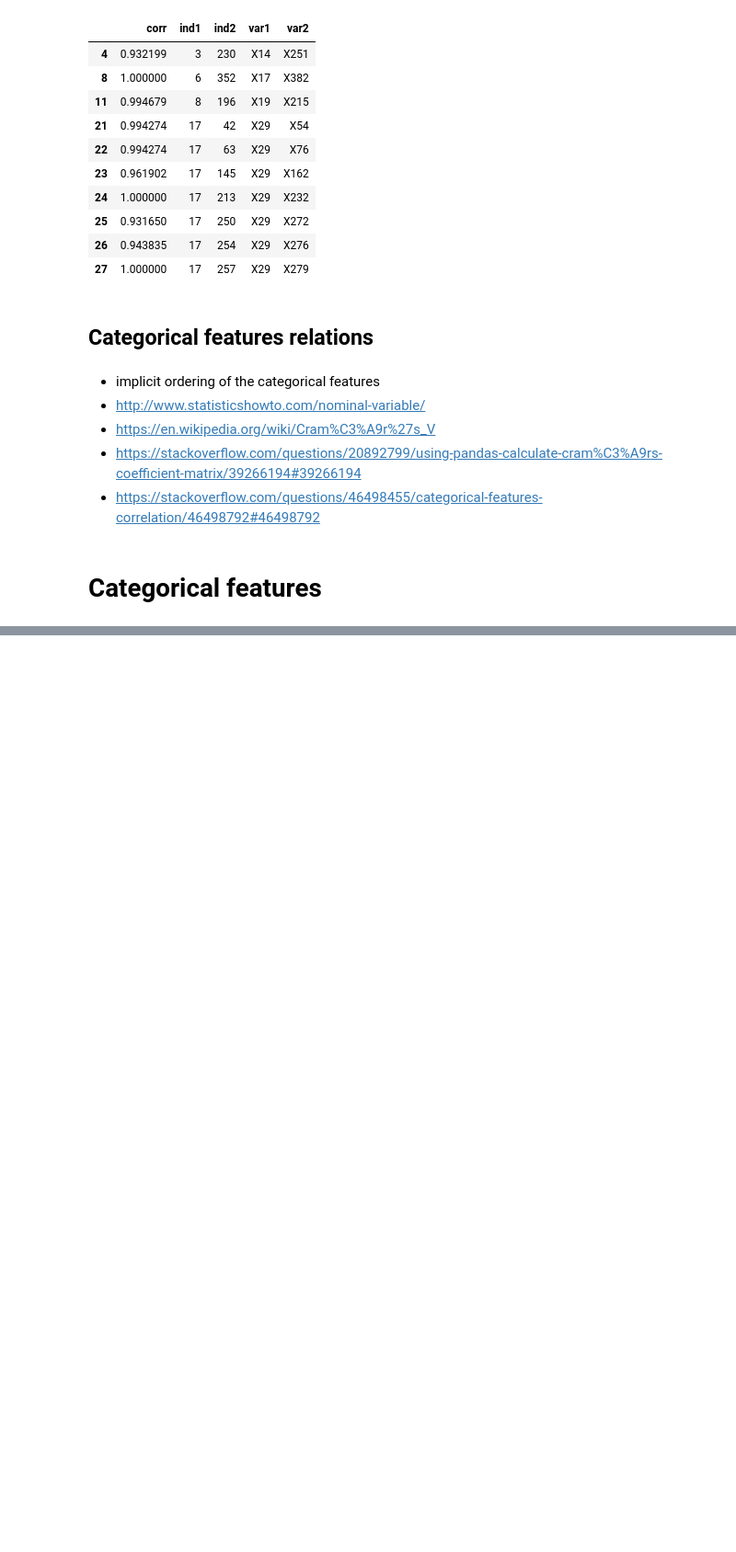
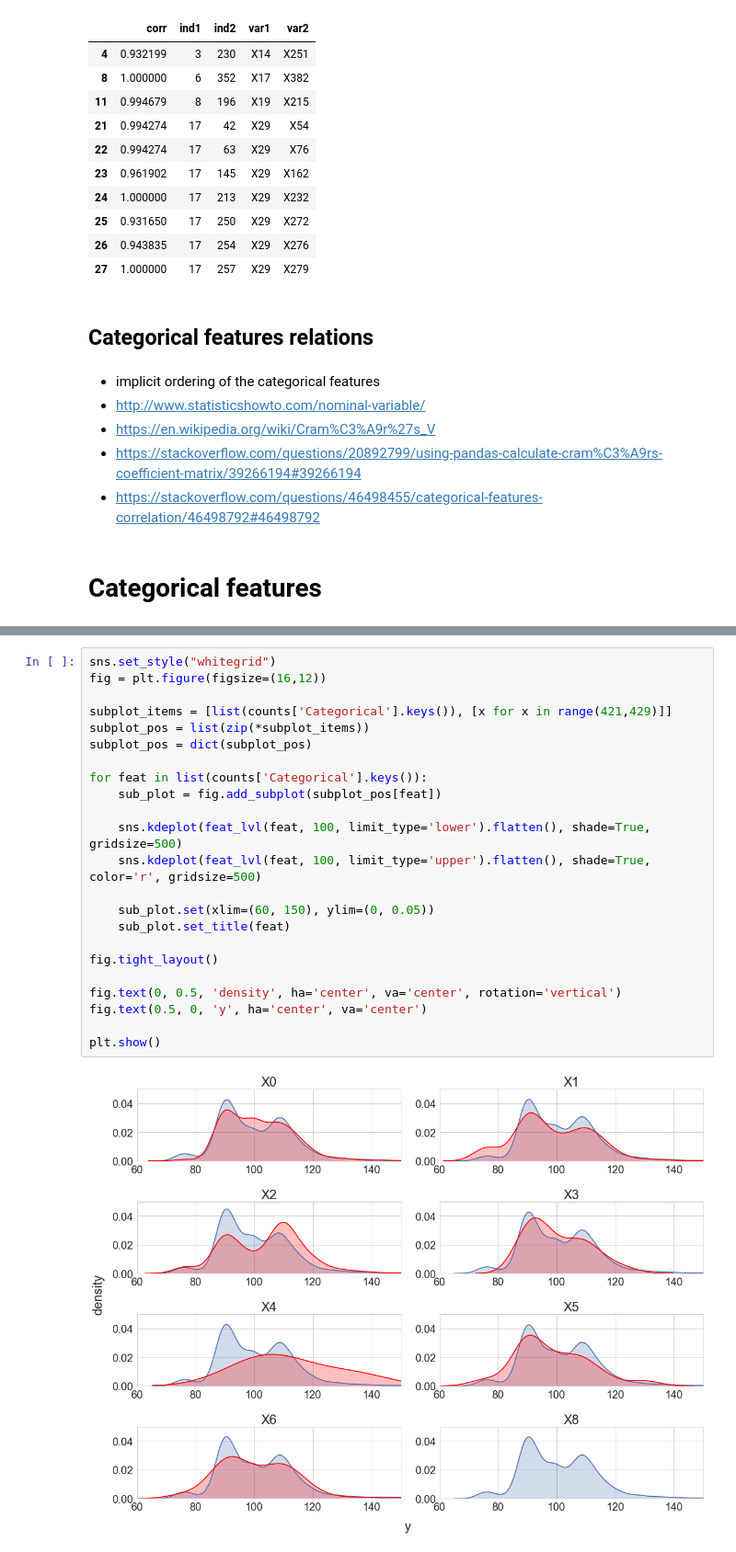
Before and after one commit to rpanasiuk/Machine-learning, a Jupyter notebook: greener_manufacturing/Mercedes.ipynb, the cells around one changed output, grey strips where cells are left out. Shown at 92% size. Drawn from its saved outputs; the diff is of its cells as text; blank space fills up the shorter version.

```diff
--- a/greener_manufacturing/Mercedes.ipynb
+++ b/greener_manufacturing/Mercedes.ipynb
@@ -350,0 +433,25 @@ feat_lvl_df
+# %%
+sns.set_style("whitegrid")
+fig = plt.figure(figsize=(16,12))
+
+subplot_items = [list(counts['Categorical'].keys()), [x for x in range(421,429)]]
+subplot_pos = list(zip(*subplot_items))
+subplot_pos = dict(subplot_pos)
+
+for feat in list(counts['Categorical'].keys()):
+    sub_plot = fig.add_subplot(subplot_pos[feat])
+
+    sns.kdeplot(feat_lvl(feat, 100, limit_type='lower').flatten(), shade=True, gridsize=500)
+    sns.kdeplot(feat_lvl(feat, 100, limit_type='upper').flatten(), shade=True, color='r', gridsize=500)
+
+    sub_plot.set(xlim=(60, 150), ylim=(0, 0.05))
+    sub_plot.set_title(feat)
+
+fig.tight_layout()
+
+fig.text(0, 0.5, 'density', ha='center', va='center', rotation='vertical')
+fig.text(0.5, 0, 'y', ha='center', va='center')
+
+plt.show()
+# %% [output]
+[figure, added]
```
Also changed, not shown: parts of 19 cells of this notebook.
